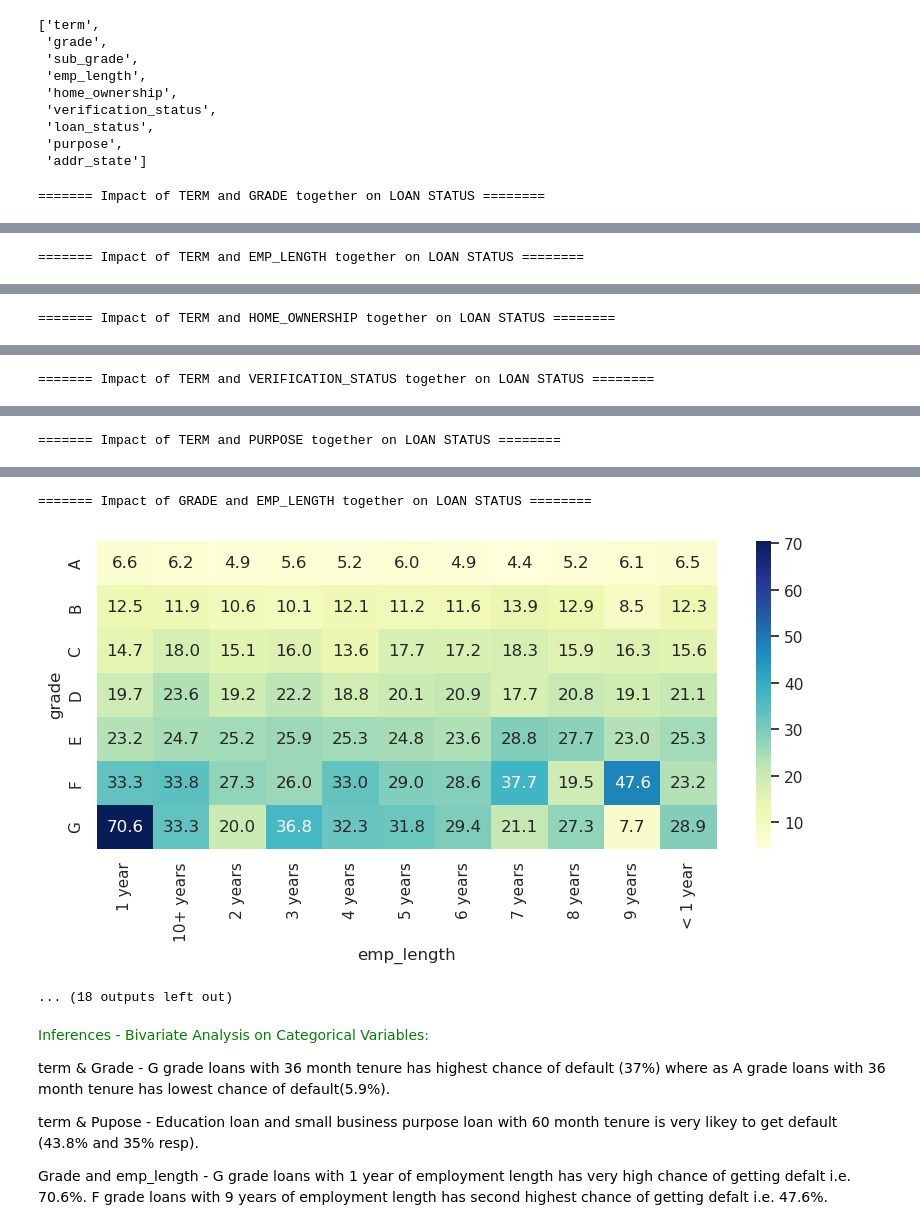
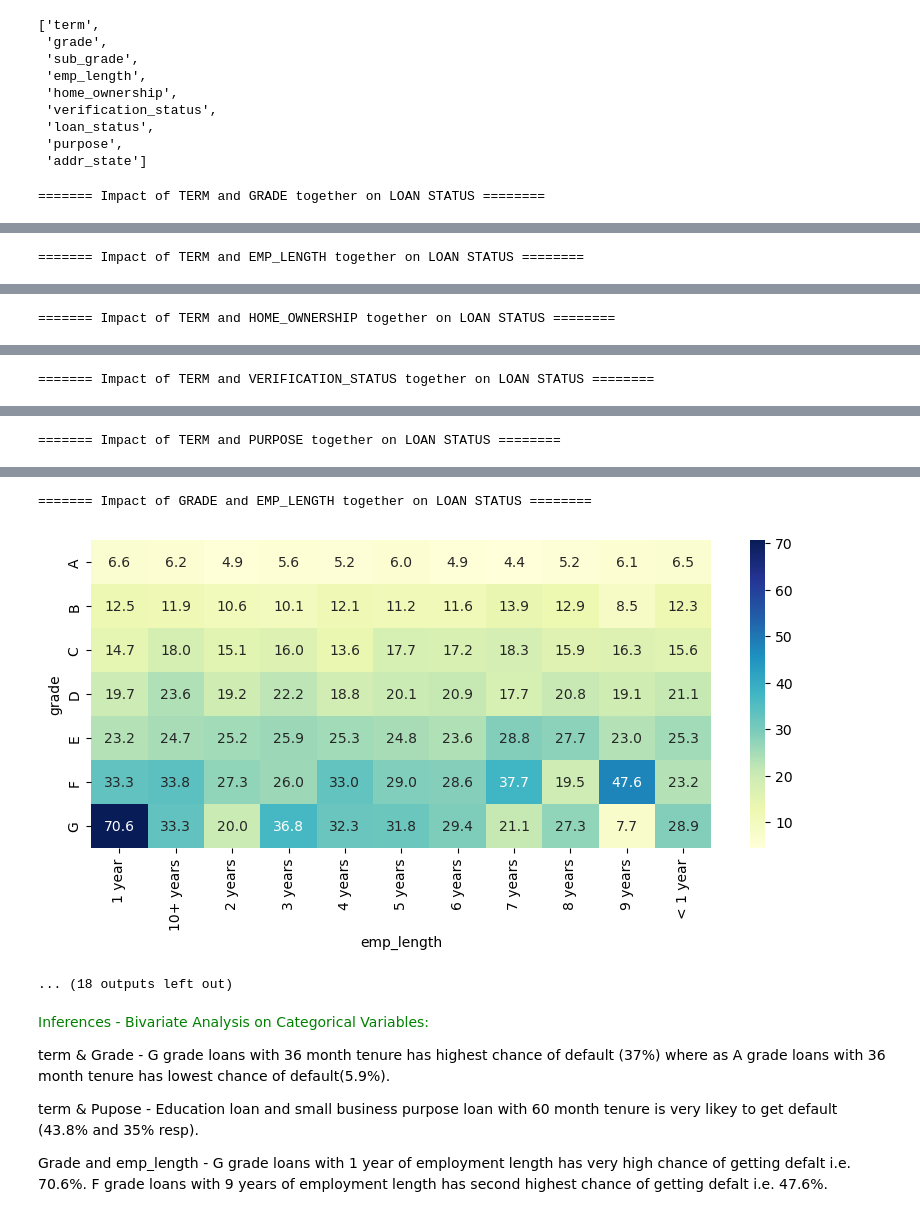
Before and after one commit to irish-luong/LandingClubCaseStudy, a Jupyter notebook: Dnyaneshwari_DucLuong_lending_club_case_study.ipynb, the cells around one changed output, grey strips where cells are left out. Cells and saved outputs as stored; diff of their text form; code cells hidden in the pictures.

```diff
--- a/Dnyaneshwari_DucLuong_lending_club_case_study.ipynb
+++ b/Dnyaneshwari_DucLuong_lending_club_case_study.ipynb
@@ -298,7 +314,6 @@ for field in unordered_categorical:
     item_count = df_final[field].nunique()
     n, bins, patches = plt.hist(df_final[field], bins=item_count, color='skyblue', edgecolor='black')
 
-    sns.set(rc={'figure.figsize': (8, 3)})
     plt.title(field)
     plt.xticks(rotation = 90)
 
@@ -351,7 +366,7 @@ for field in fields:
 
     print(f"\n============ Defaulted Loan Status (in %) in field {field.upper()} ============\n")
 
-    sns.set(rc={'figure.figsize': (10, 1)})
+    plt.figure(figsize=(10, 1))
     sns.heatmap(t, cmap='YlGnBu',annot=True, fmt='0.1f')
     plt.show()
 # %% [output]
@@ -599,7 +610,8 @@ for field in quantitative:
     for category in categories:
         print("field = ", field, "    Category = ", category,'\n')
         clean_df = remove_outliers(df_final, field)
-        sns.set(rc={'figure.figsize': (10, 5)})
+        #sns.set(rc={'figure.figsize': (10, 5)})
+        plt.figure(figsize=(10, 5))
         sns.boxplot(y=field, x=category, data=clean_df)
         plt.show()
         df_segment = df_final.groupby(category)
@@ -696,7 +708,7 @@ field =  loan_amnt     Category =  is_default
 # %% [markdown]
 ## A. On Continuous/ Quantitative  Variables
 # %%
-sns.set()
+#sns.set()
 plt.figure(figsize=(10, 10))  # Set the figure size
 heatmap = sns.heatmap(df_final[['loan_amnt',
  'funded_amnt',
@@ -765,7 +777,8 @@ for i in range(len(fields)):
 
         print(f"\n======= Impact of {row.upper()} and {column.upper()} together on LOAN STATUS ========\n")
 
-        sns.set(rc={'figure.figsize': (10, 4)})
+        #sns.set(rc={'figure.figsize': (10, 4)})
+        plt.figure(figsize=(10, 4))
         sns.heatmap(t, cmap='YlGnBu',annot=True, fmt='0.1f')
         plt.show()
 # %% [output]
@@ -782,5 +795,5 @@ for i in range(len(fields)):
 ======= Impact of GRADE and EMP_LENGTH together on LOAN STATUS ========
-[figure, old version]
+[figure, new version]
 ... (18 outputs left out)
 # %% [markdown]
 <span style="color:green">Inferences - Bivariate Analysis on Categorical Variables:  </span>
```
Also changed, not shown: parts of 14 cells of this notebook.
